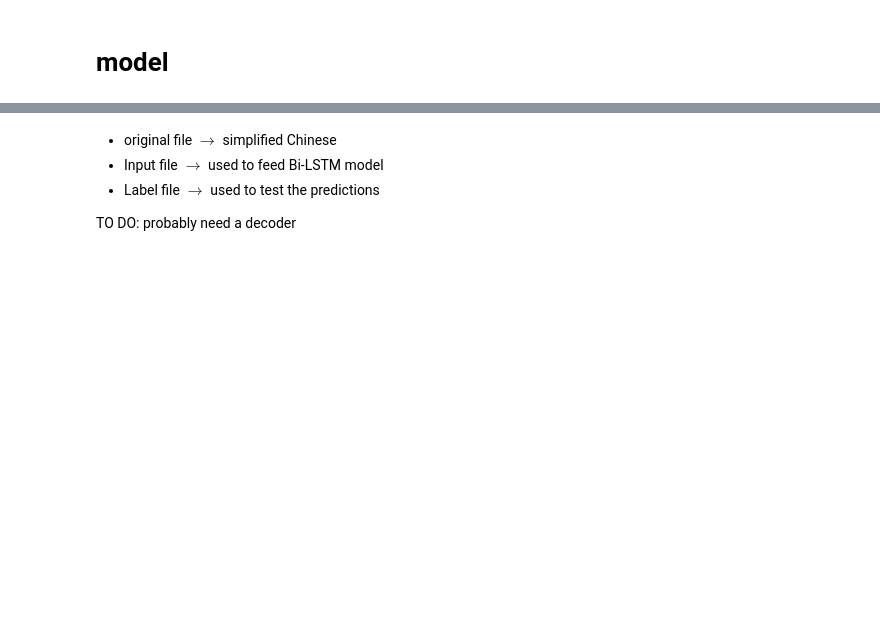
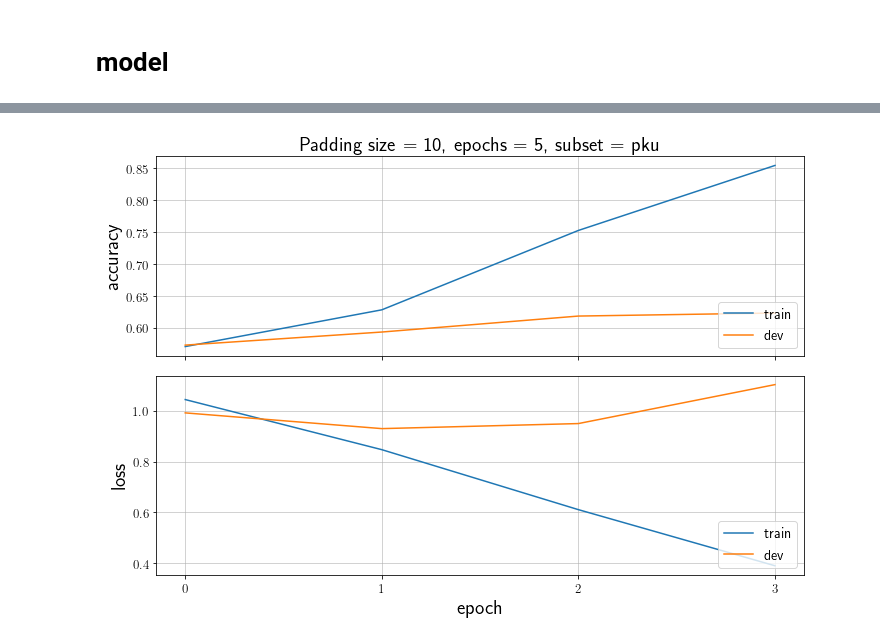
Before and after one commit to Ostyk/Chinese-LSTM, a Jupyter notebook: code/model.ipynb, the cells around one changed output, grey strips where cells are left out. Saved outputs shown, nothing was run; the diff lists cells and outputs as text; code cells hidden in the pictures; blank space fills up the shorter version.

```diff
--- a/code/model.ipynb
+++ b/code/model.ipynb
@@ -223,8 +252,2 @@ y shape: (19056, 10, 4)
 # %% [markdown]
 # model
-# %%
-#DEFINE SOME COSTANTS
-VOCAB_SIZE = 5000#info_dev['uni_VocabSize']
-EMBEDDING_SIZE = 32
-HIDDEN_SIZE = 256
-PADDING_SIZE = data['info']['MAXLEN']
@@ -234,0 +254,7 @@ Explains Timedistributed in many-to-many models
+# %%
+VOCAB_SIZE = {"unigrams": data['info']['uni_VocabSize'],
+              "bigrams": data['info']['bi_VocabSize']}
+EMBEDDING_SIZE = 32
+HIDDEN_SIZE = 256
+batch_size = 128
+epochs = 5
@@ -249,6 +311,0 @@ def create_keras_model(vocab_size, embedding_size, hidden_size, PADDING_SIZE):
-# %%
-batch_size = 128
-epochs = 10
-model = create_keras_model(VOCAB_SIZE, EMBEDDING_SIZE, HIDDEN_SIZE, PADDING_SIZE)
-# Let's print a summary of the model
-model.summary()
@@ -314,6 +365,0 @@ model.save('my_model.h5')
-# %% [markdown]
-- original file $\rightarrow$ simplified Chinese
-- Input file $\rightarrow$ used to feed Bi-LSTM model
-- Label file $\rightarrow$ used to test the predictions
-
-TO DO: probably need a decoder
@@ -323,0 +366,53 @@ TO DO: probably need a decoder
+# %%
+def plot_training(model_name, save = False, PADDING_SIZE = None, epochs = None, subset = None, size = 30):
+    if not model_name:
+        selected = False
+        while not selected:
+            c=0
+            for ind, i in enumerate(os.listdir("../resources/logging")):
+                print("{}:\t{}".format(ind, i))
+            x = int(input("Please select one of the above with a numer: "))
+            model_name = os.listdir("../resources/logging")[x]
+            if model_name.endswith(".log"):
+                selected = True
+            else:
+                print("please select a correct log file to load")
+        history = pd.read_csv('../resources/logging/'+model_name)
+        PADDING_SIZE, epochs, subset = 'Unknown', history.shape[0], 'Unknown'
+    else:
+        history = pd.read_csv('../resources/logging/keras_model_'+model_name+'.log')
+
+    fig, axs = plt.subplots(nrows=2, ncols=1, sharex=True, figsize=(10,7))
+    # summarize history for accuracy
+    axs[0].plot(history['acc'])
+    axs[0].plot(history['val_acc'])
+    #axs[0].title('model accuracy')
+    axs[0].set_ylabel('accuracy',size = size)
+    #axs[0].set_xlabel('epoch')
+    axs[0].set_xticks((list(range(0,epochs))))
+    axs[0].legend(['train', 'dev'], loc='lower right')
+    axs[0].grid(alpha=0.7)
+
+    axs[0].set_title("Padding size = {}, epochs = {}, subset = {}".format(PADDING_SIZE, epochs, subset), size = size)
+
+    axs[0].tick_params(axis='x', labelsize=int(size/1.5))
+    axs[1].tick_params(axis='x', labelsize=int(size/1.5))
+    axs[0].tick_params(axis='y', labelsize=int(size/1.5))
+    axs[1].tick_params(axis='y', labelsize=int(size/1.5))
+
+    # summarize history for loss
+    axs[1].plot(history['loss'])
+    axs[1].plot(history['val_loss'])
+    axs[1].set_ylabel('loss', size = size)
+    axs[1].set_xlabel('epoch', size = size)
+    axs[1].set_xticks((list(range(0,epochs-1))))
+    axs[1].legend(['train', 'dev'], loc='lower right')
+    axs[1].grid(alpha=0.7)
+    fig.show()
+    fig.tight_layout()
+    fig.subplots_adjust(wspace=1, hspace=0.1)
+    if save:
+        fig.savefig("../resources/report_images/"+model_name+"training_plot.png")
+plot_training(model_name, True, PADDING_SIZE, epochs, SUBSET, size = 20)
+# %% [output]
+[figure, added]
```
Also changed, not shown: parts of 24 cells of this notebook, 10 other files.
